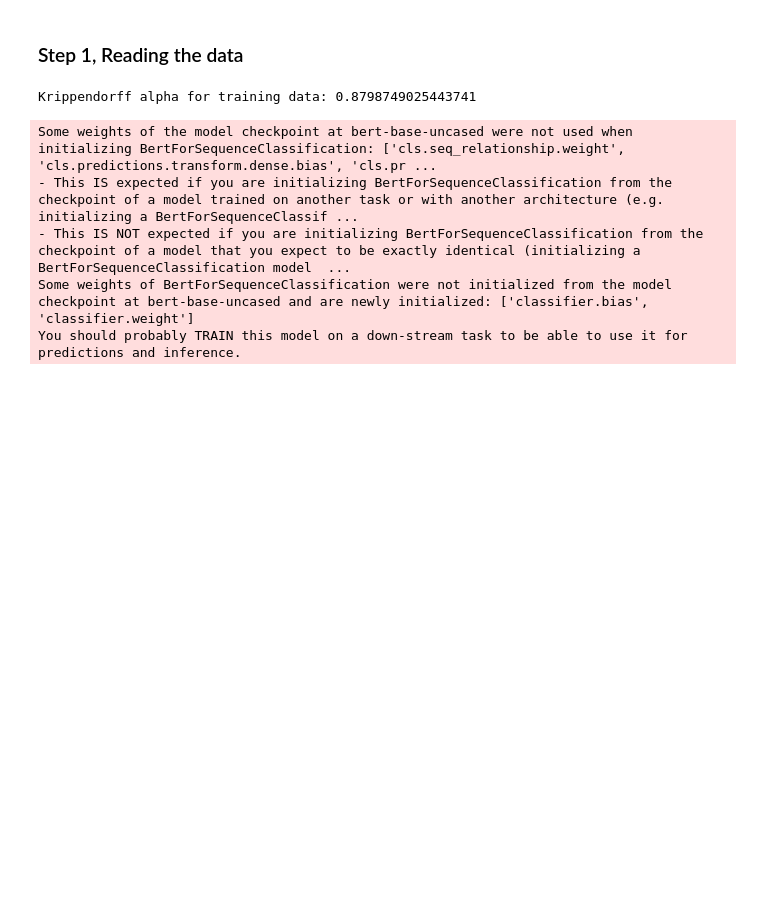
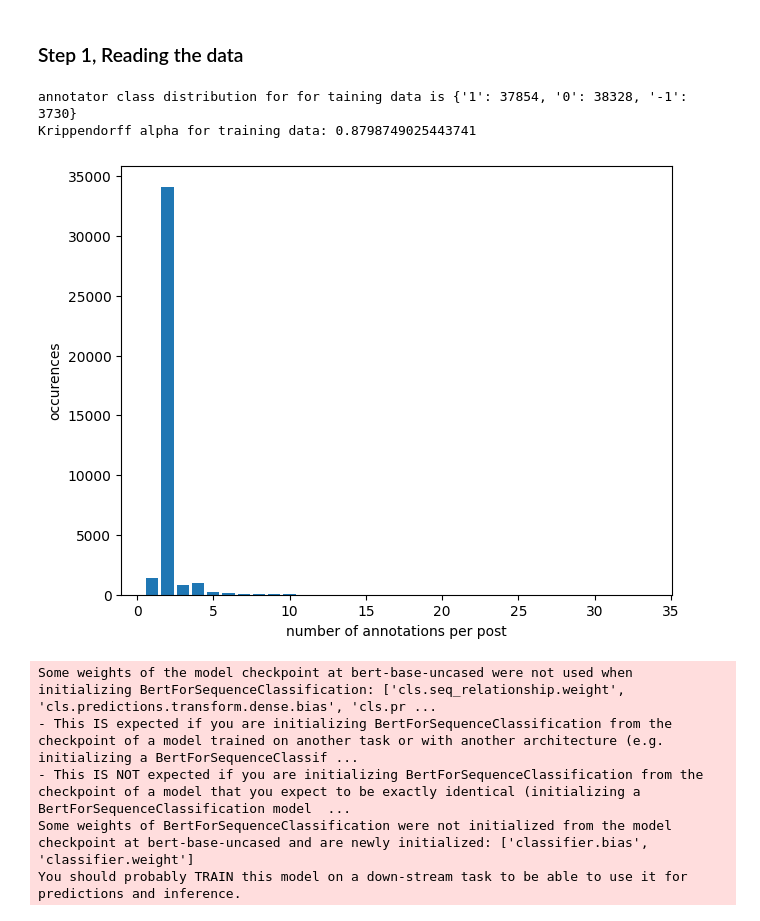
Before and after one commit to wiluxgit/EDA263-masklearn, a Jupyter notebook: lab3/lab3.ipynb, the cells around one changed output. Drawn from its saved outputs; the diff is of its cells as text; code cells hidden in the pictures; blank space fills up the shorter version.

```diff
--- a/lab3/lab3.ipynb
+++ b/lab3/lab3.ipynb
@@ -53,7 +53,9 @@ from collections import Counter
 allNums = trainContainer.RawY.str.split('/').to_numpy()
 allNums = np.concatenate(allNums).ravel().tolist()
 occNum = dict(Counter(allNums))
+print(f"annotator class distribution for for taining data is {occNum}")
 del occNum['-1']
+
 
 def randomByOcc():
     val,prob = zip(*(occNum.items()))
@@ -82,6 +84,7 @@ for dset in [trainContainer]:
     dset.Consensus = krippendorff.alpha(reliability_data=splitOpinion, value_domain=[0,1])
 print(f"Krippendorff alpha for training data: {trainContainer.Consensus}")
 # %% [output]
+annotator class distribution for for taining data is {'1': 37854, '0': 38328, '-1': 3730}
 Krippendorff alpha for training data: 0.8798749025443741
 # %%
 # Weiging annotations, https://arxiv.org/pdf/2208.06161.pdf
@@ -111,6 +114,24 @@ train_weights,train_mostPopClass = zip(*[
     for c in trainContainer.SplitY.columns
 ])
 trainContainer.ConfidenceWeights = pd.Series(list(train_weights))
+# %%
+import matplotlib.pyplot as plt
+
+# input annotator distribution
+def showAnnotatorDistribution(trainContainer):
+    dstr = trainContainer.RawY.apply(lambda ls: len(ls.split("/")))
+    counts = Counter(dstr)
+    val, amount = zip(*(sorted(counts.items())))
+
+    fig, ax = plt.subplots(layout='constrained')
+
+    ax.set_xlabel("Number of annotations per post")
+    ax.set_ylabel("Occurences")
+    ax.bar(val, amount)
+
+showAnnotatorDistribution(trainContainer)
+# %% [output]
+[figure, added]
 # %%
 ############
 # Bert Setup
```
Also changed, not shown: parts of 2 cells of this notebook.
